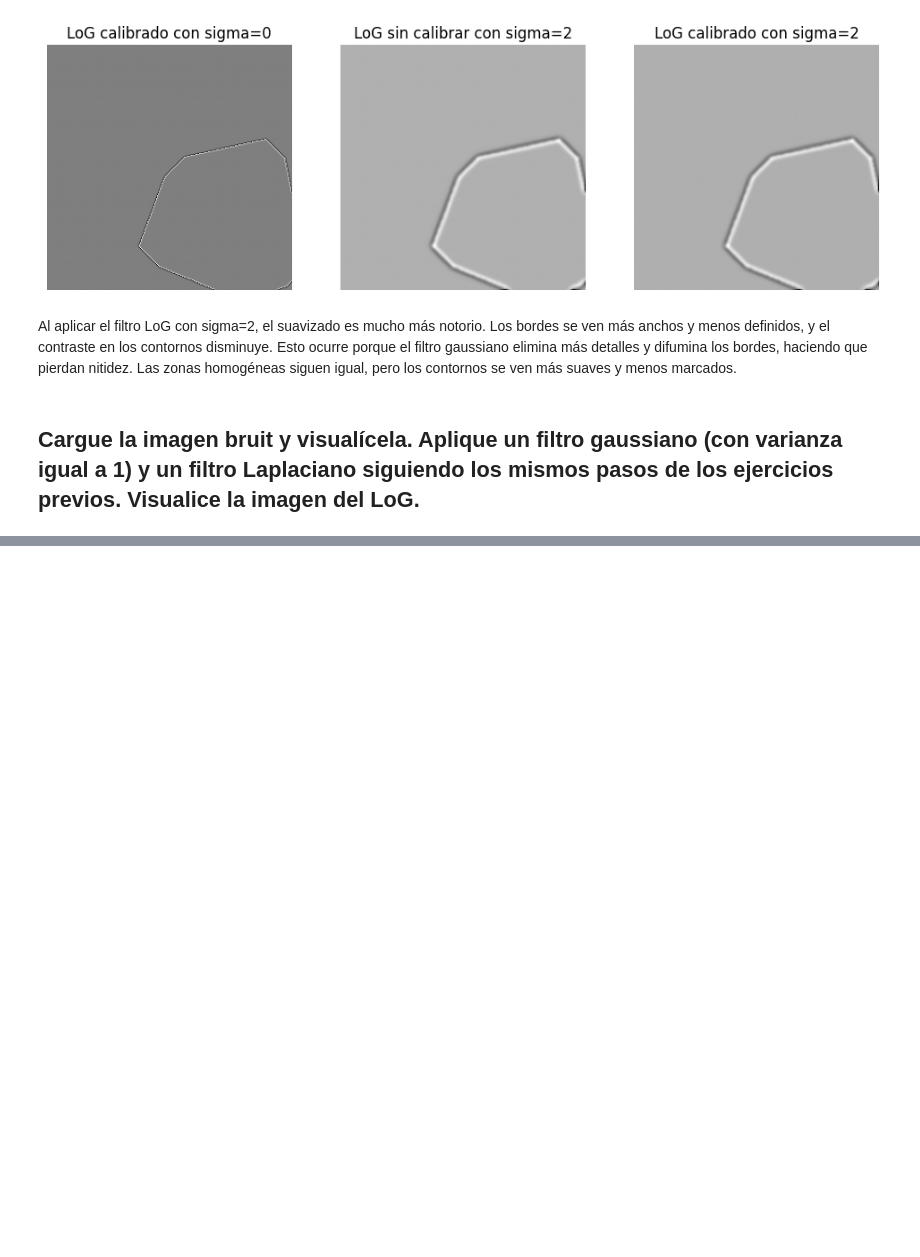
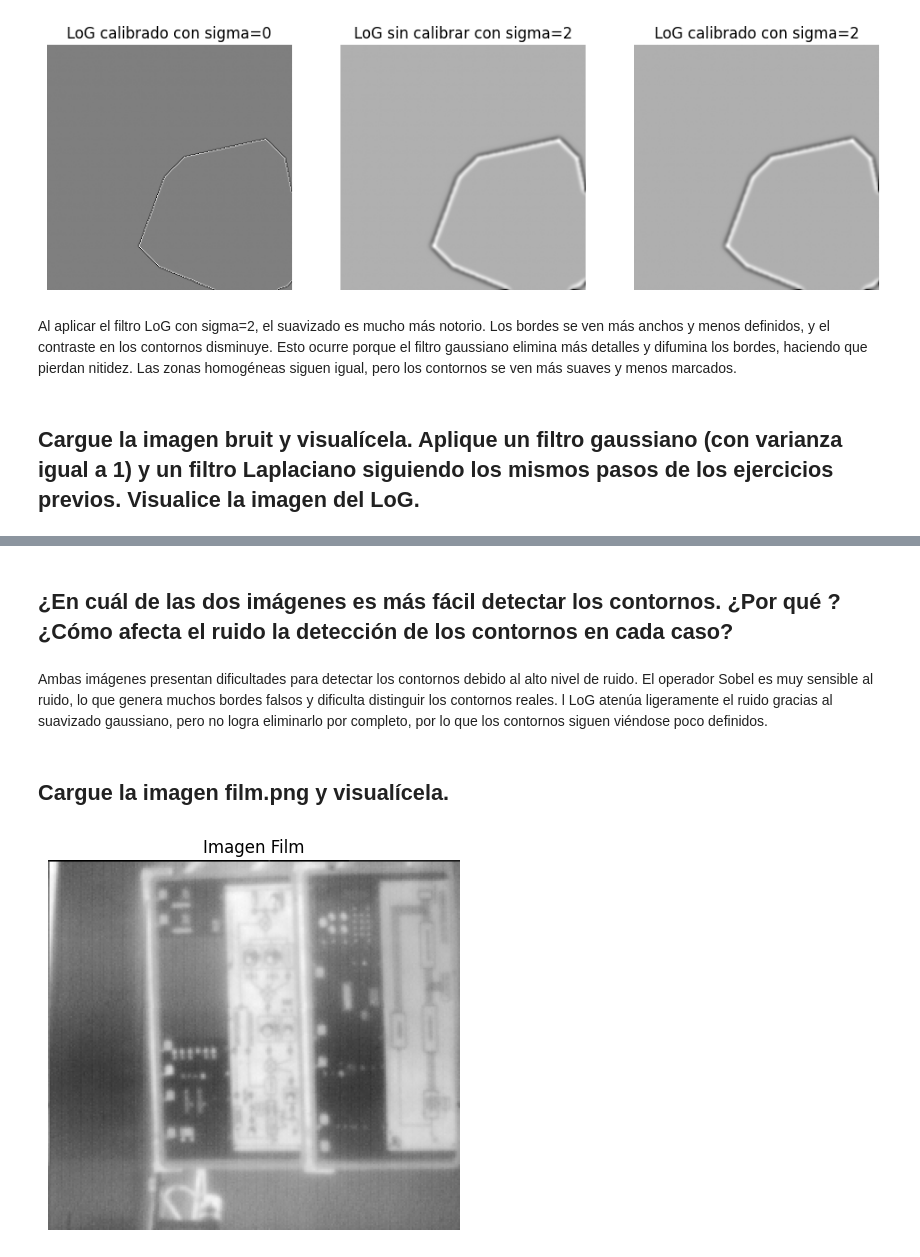
Before and after one commit to santichica/tallleres-cv, a Jupyter notebook: taller4/laplaciano.ipynb, the cells around one changed output, grey strips where cells are left out. Cells and saved outputs as stored; diff of their text form; code cells hidden in the pictures; blank space fills up the shorter version.

```diff
--- a/taller4/laplaciano.ipynb
+++ b/taller4/laplaciano.ipynb
@@ -139,0 +179,14 @@ Esto ocurre porque el filtro gaussiano elimina más detalles y difumina los bord
+# %% [markdown]
+## ¿En cuál de las dos imágenes es más fácil detectar los contornos. ¿Por qué ? ¿Cómo afecta el ruido la detección de los contornos en cada caso?
+# %% [markdown]
+Ambas imágenes presentan dificultades para detectar los contornos debido al alto nivel de ruido. El operador Sobel es muy sensible al ruido, lo que genera muchos bordes falsos y dificulta distinguir los contornos reales. l LoG atenúa ligeramente el ruido gracias al suavizado gaussiano, pero no logra eliminarlo por completo, por lo que los contornos siguen viéndose poco definidos.
+# %% [markdown]
+## Cargue la imagen film.png y visualícela.
+# %%
+imagen_film = cv2.imread(PATH + "FILM.png", cv2.IMREAD_GRAYSCALE)
+plt.imshow(imagen_film, cmap='gray')
+plt.title('Imagen Film')
+plt.axis('off')
+plt.show()
+# %% [output]
+[figure, added]
```
Also changed, not shown: parts of 14 cells of this notebook, 2 other files.
